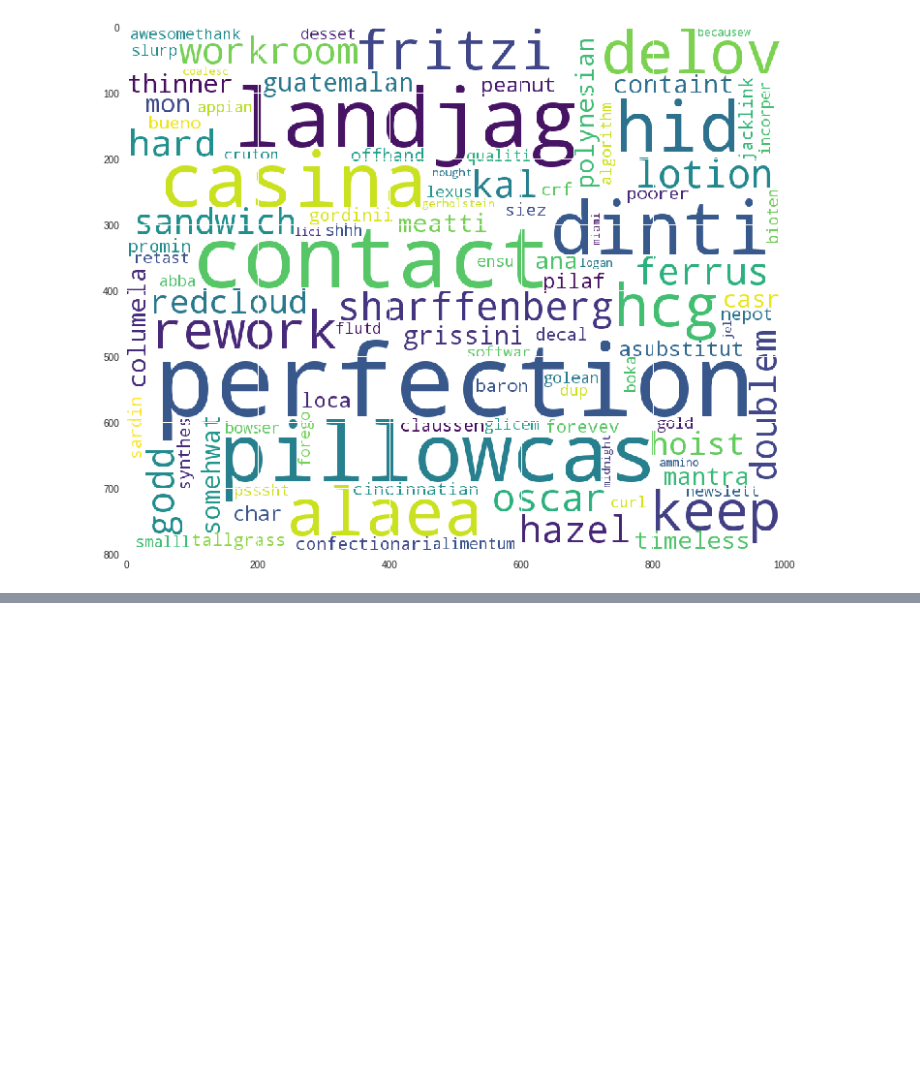
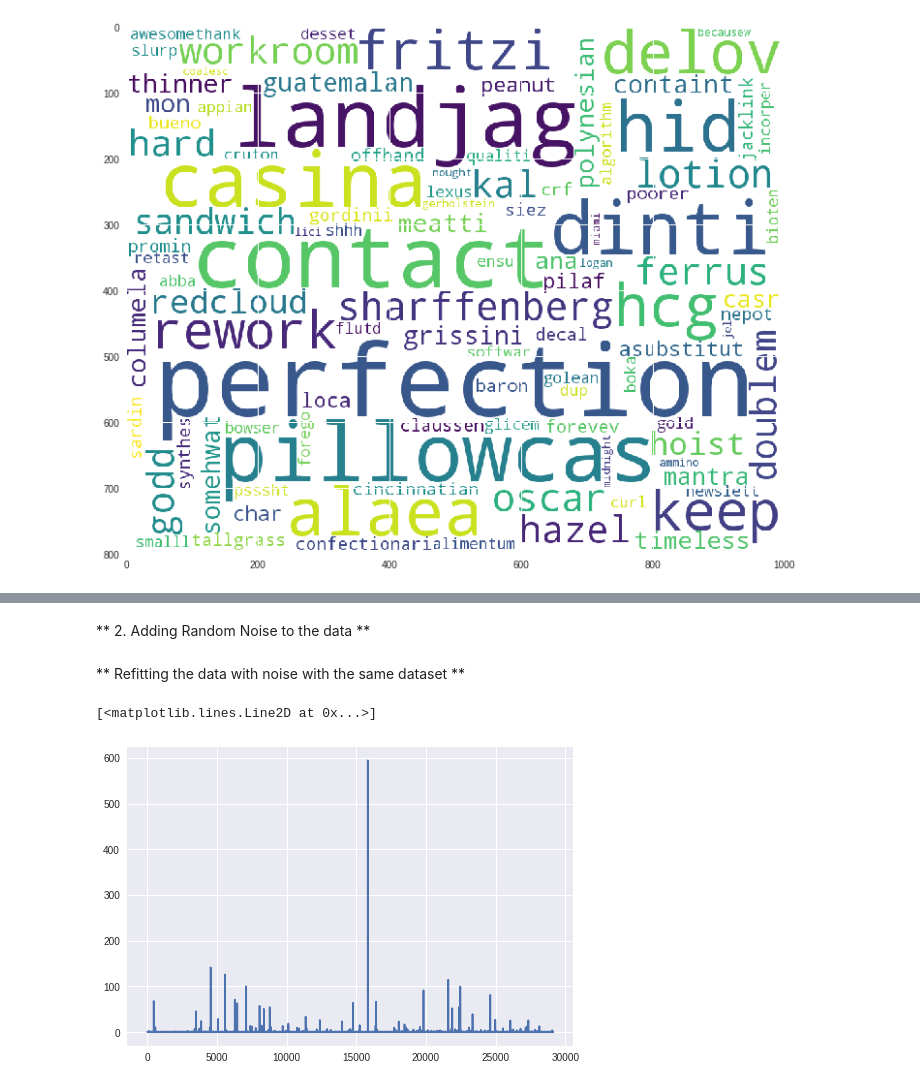
Before and after one commit to iyappan24/Applied-AI-Notebooks, a Jupyter notebook: Logistic_Regression.ipynb, the cells around one changed output, grey strips where cells are left out. Saved outputs shown, nothing was run; the diff lists cells and outputs as text; code cells hidden in the pictures; blank space fills up the shorter version.

```diff
--- a/Logistic_Regression.ipynb
+++ b/Logistic_Regression.ipynb
@@ -360,0 +816,25 @@ plt.imshow(wordcloud.WordCloud(background_color='white',width = 1000,height= 800
+# %%
+w1 = l1.coef_[0] #getting the feature importance without random noise in the data
+# %% [markdown]
+** 2. Adding Random Noise to the data **
+# %%
+X_train = vstack([bow_train,bow_cv])
+Y_train = pd.concat([y_train,y_cv],axis = 0,ignore_index = True)
+X_train = X_train.astype(float)
+X_train.data += np.random.normal(0,0.1) #adding random noise
+
+sc = StandardScaler(with_mean = False)
+X_train = sc.fit_transform(X_train)
+# %% [markdown]
+** Refitting the data with noise  with the same dataset **
+# %%
+l2 = LogisticRegression(penalty = 'l1',C = 0.01)
+l2.fit(X_train,Y_train)
+w2 = l2.coef_[0]
+# %%
+delta_w = np.abs(((w1-w2)+0.0001)/(w1+0.0001))
+# %%
+plt.plot(delta_w)
+# %% [output]
+[<matplotlib.lines.Line2D at 0x...>]
+[figure, added]
```
Also changed, not shown: parts of 80 cells of this notebook.
